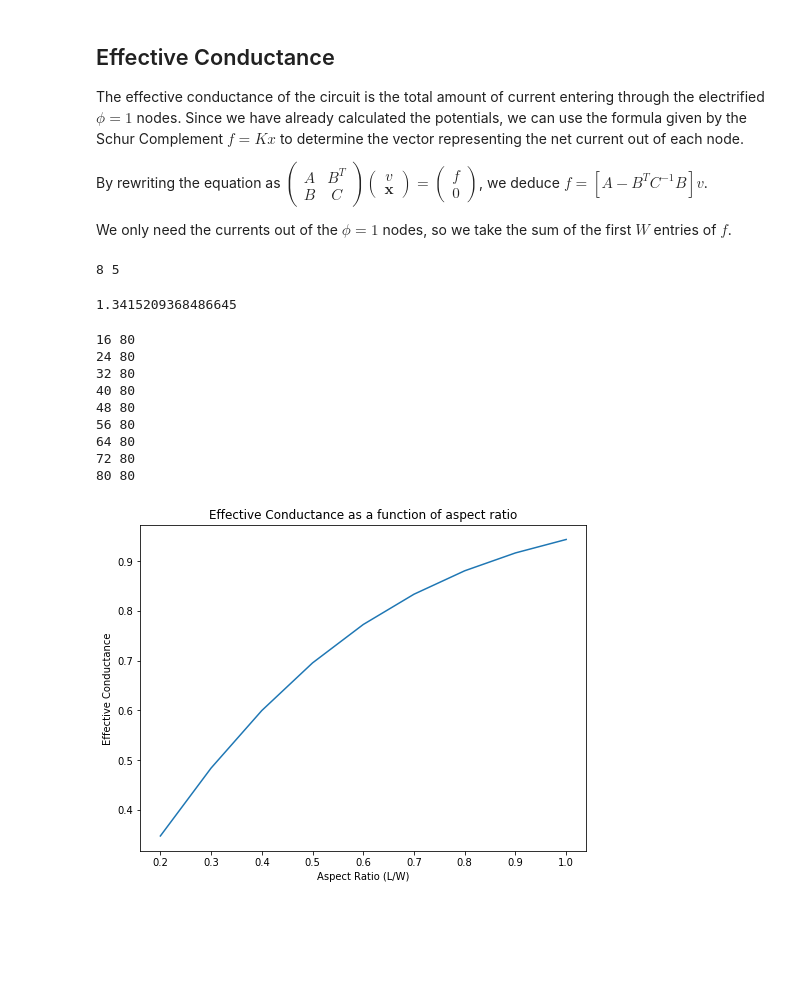
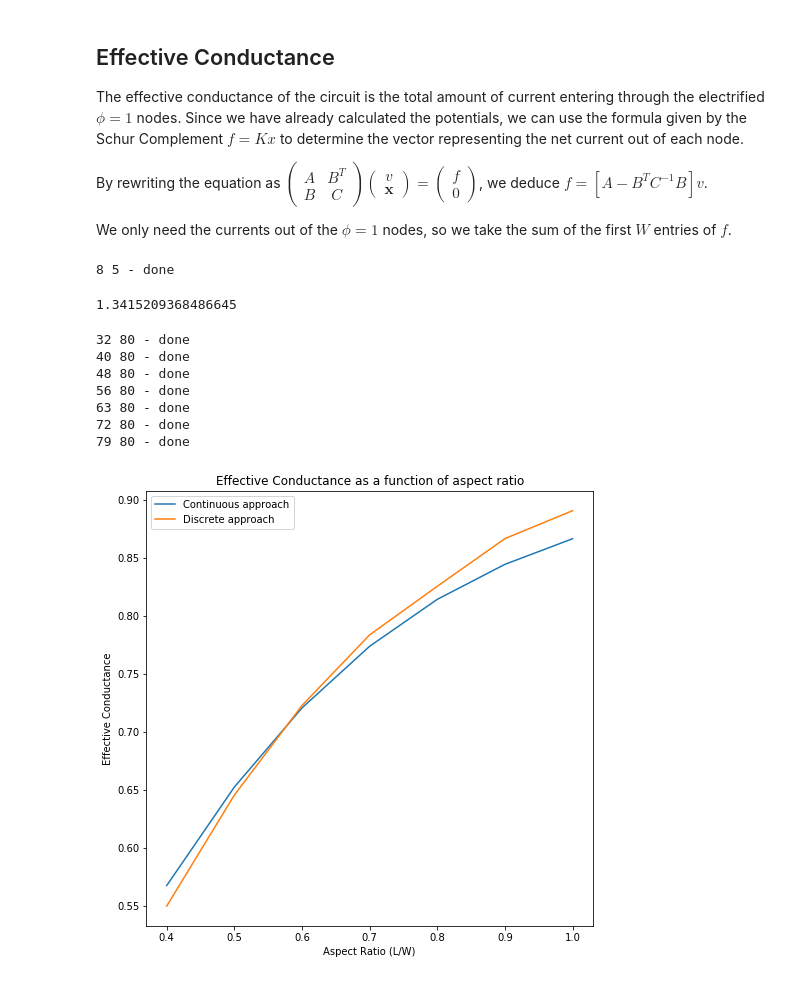
Before and after one commit to Inferno2332/conductance, a Jupyter notebook: Rectangle Graph (version 3) .ipynb, the cells around one changed output. Drawn from its saved outputs; the diff is of its cells as text; code cells hidden in the pictures; blank space fills up the shorter version.

```diff
--- a/Rectangle Graph (version 3) .ipynb
+++ b/Rectangle Graph (version 3) .ipynb
@@ -143,11 +145,12 @@ We only need the currents out of the $\phi=1$ nodes, so we take the sum of the f
 # %%
 from math import ceil
 def get_ec(L, W):
-    print(L, W)
+    print(L, W, end=' ')
     '''Calculates the effective conductance of a graph with length L and width W.'''
 
     # Paramter setup
     G = nx.grid_2d_graph(L, W)
+    G_pos = G.nodes
     a = list(G.nodes)
 
     W1 = ceil(W/2)
@@ -156,6 +159,7 @@ def get_ec(L, W):
     b2 = np.array([list(range((W-1)*i + L+1, (W-1)*(i+1) + L+1)) for i in range(1, L)])
 
     b = list(np.vstack((b, np.hstack((b1,b2)).reshape(L*W-W,1))).flat)
+
 
     for i in range(W-W1):
         b.insert(i, W1+L+i)
@@ -174,31 +178,36 @@ def get_ec(L, W):
     # Schur Complement to get f
     f = ((A - B.T @ np.linalg.inv(C) @ B) @ v).flatten()
 
+    print('- done')
+
     return sum(f[:(ceil(W/2))])
 
 get_ec(8, 5)
 # %% [output]
-8 5
+8 5 - done
 1.3415209368486645
+# %%
+x = list(np.arange(0.4, 1.1, 0.1))
+y = [get_ec(int(ratio*80),80)-0.05 for ratio in x]
+# %% [output]
+32 80 - done
+40 80 - done
+48 80 - done
+56 80 - done
+63 80 - done
+72 80 - done
+79 80 - done
+# %%
+y2 = [float(x) for x in "0.5673  0.6523  0.7206  0.7738  0.8143  0.8445  0.8666".split()]
 # %%
-# This code is super slow (takes >30 seconds)
-
-x = np.arange(0.2, 1.1, 0.1)
-y = [get_ec(int(ratio*80), 80) for ratio in x]
-
-plt.figure(figsize=(8,6))
+plt.figure(figsize=(8,8))
 plt.title('Effective Conductance as a function of aspect ratio')
 plt.xlabel('Aspect Ratio (L/W)')
 plt.ylabel('Effective Conductance')
-plt.plot(x, y);
+plt.plot(x, y2[:7], label='Continuous approach')
+plt.plot(x, y[:7], label='Discrete approach')
+# plt.plot(x, kai[:7], label='Continuous Approach (Kai)')
+# plt.ylim([0, 1])
+plt.legend();
 # %% [output]
-16 80
-24 80
-32 80
-40 80
-48 80
-56 80
-64 80
-72 80
-80 80
-[figure, old version]
+[figure, new version]
```
Also changed, not shown: parts of 1 cell of this notebook.
